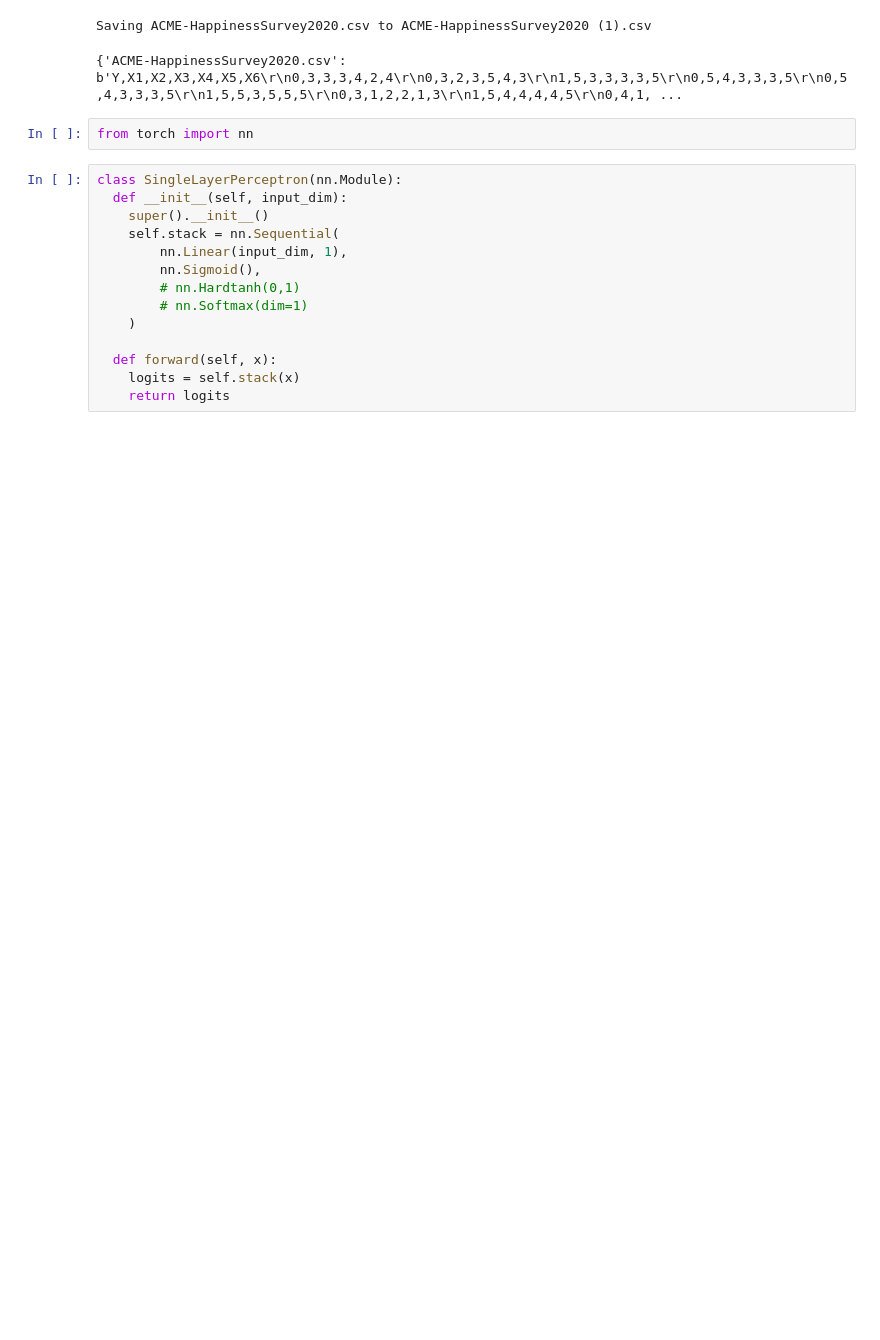
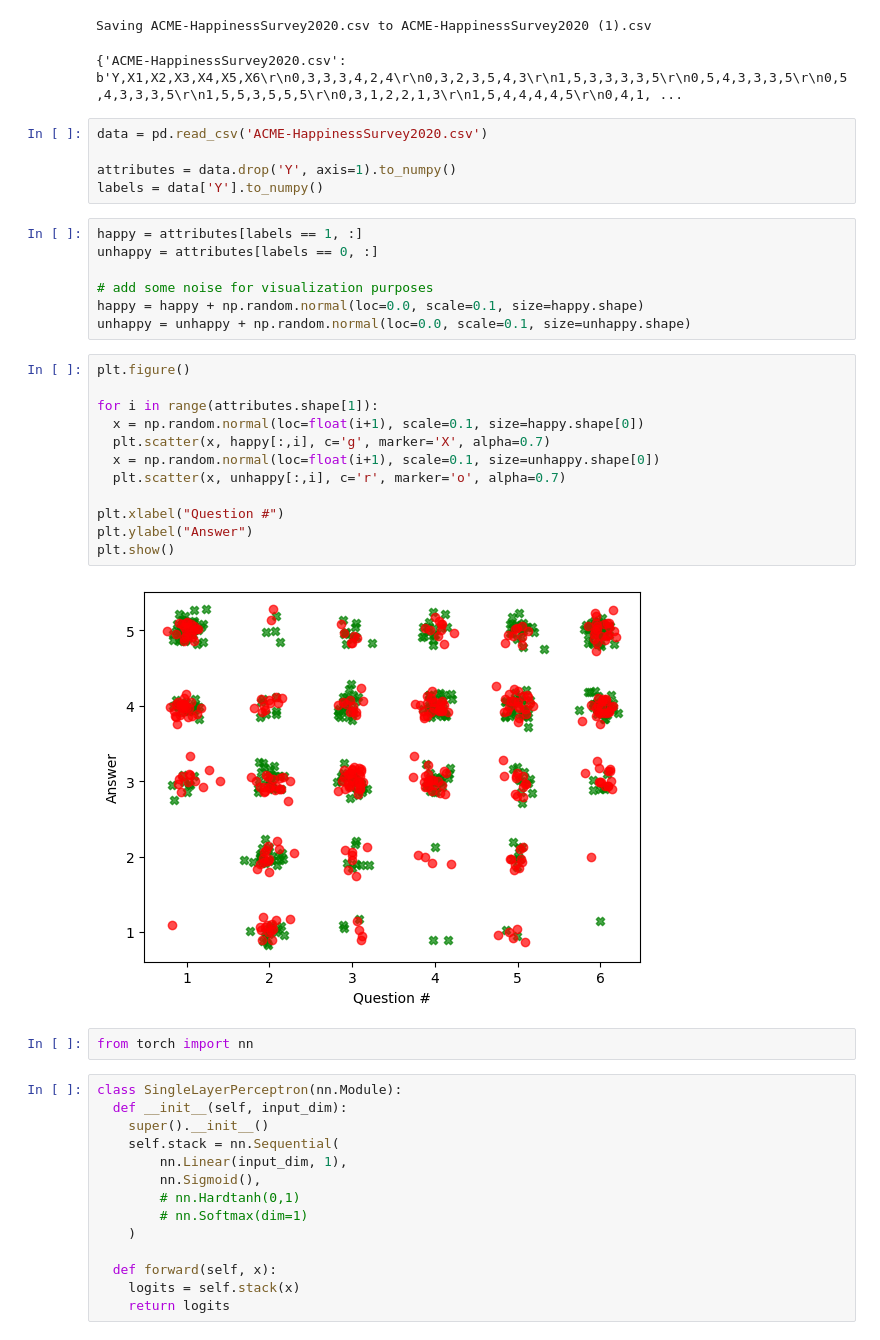
Before and after one commit to Ilvecho/Happy-Customers, a Jupyter notebook: Notebook_for_dev.ipynb, the cells around one changed output. Cells and saved outputs as stored; diff of their text form; blank space fills up the shorter version.

```diff
--- a/Notebook_for_dev.ipynb
+++ b/Notebook_for_dev.ipynb
@@ -11,6 +11,32 @@ files.upload()
 [interactive output not drawn]
 Saving ACME-HappinessSurvey2020.csv to ACME-HappinessSurvey2020 (1).csv
 {'ACME-HappinessSurvey2020.csv': b'Y,X1,X2,X3,X4,X5,X6\r\n0,3,3,3,4,2,4\r\n0,3,2,3,5,4,3\r\n1,5,3,3,3,3,5\r\n0,5,4,3,3,3,5\r\n0,5,4,3,3,3,5\r\n1,5,5,3,5,5,5\r\n0,3,1,2,2,1,3\r\n1,5,4,4,4,4,5\r\n0,4,1, ...
+# %%
+data = pd.read_csv('ACME-HappinessSurvey2020.csv')
+
+attributes = data.drop('Y', axis=1).to_numpy()
+labels = data['Y'].to_numpy()
+# %%
+happy = attributes[labels == 1, :]
+unhappy = attributes[labels == 0, :]
+
+# add some noise for visualization purposes
+happy = happy + np.random.normal(loc=0.0, scale=0.1, size=happy.shape)
+unhappy = unhappy + np.random.normal(loc=0.0, scale=0.1, size=unhappy.shape)
+# %%
+plt.figure()
+
+for i in range(attributes.shape[1]):
+  x = np.random.normal(loc=float(i+1), scale=0.1, size=happy.shape[0])
+  plt.scatter(x, happy[:,i], c='g', marker='X', alpha=0.7)
+  x = np.random.normal(loc=float(i+1), scale=0.1, size=unhappy.shape[0])
+  plt.scatter(x, unhappy[:,i], c='r', marker='o', alpha=0.7)
+
+plt.xlabel("Question #")
+plt.ylabel("Answer")
+plt.show()
+# %% [output]
+[figure, added]
 # %%
 from torch import nn
 # %%
```
Also changed, not shown: parts of 6 cells of this notebook.
